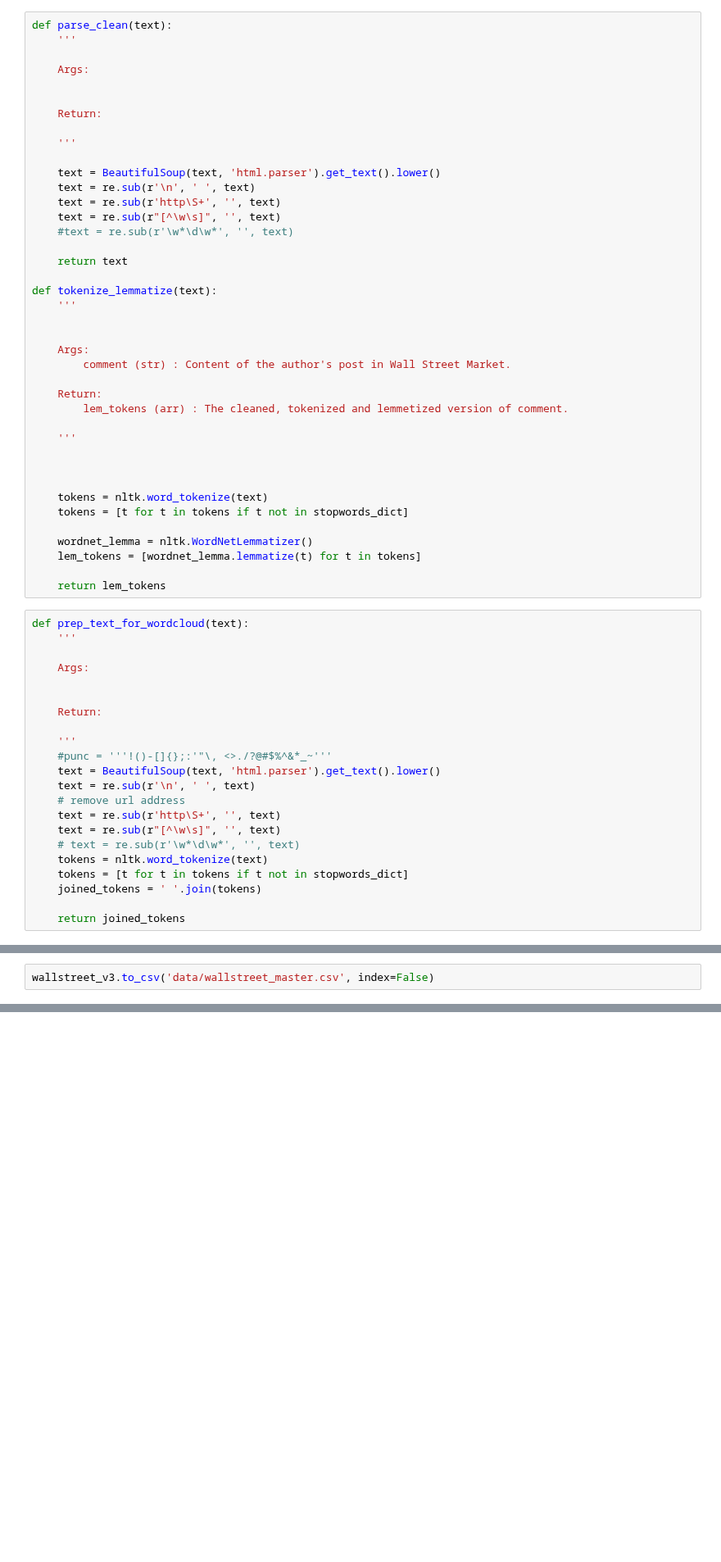
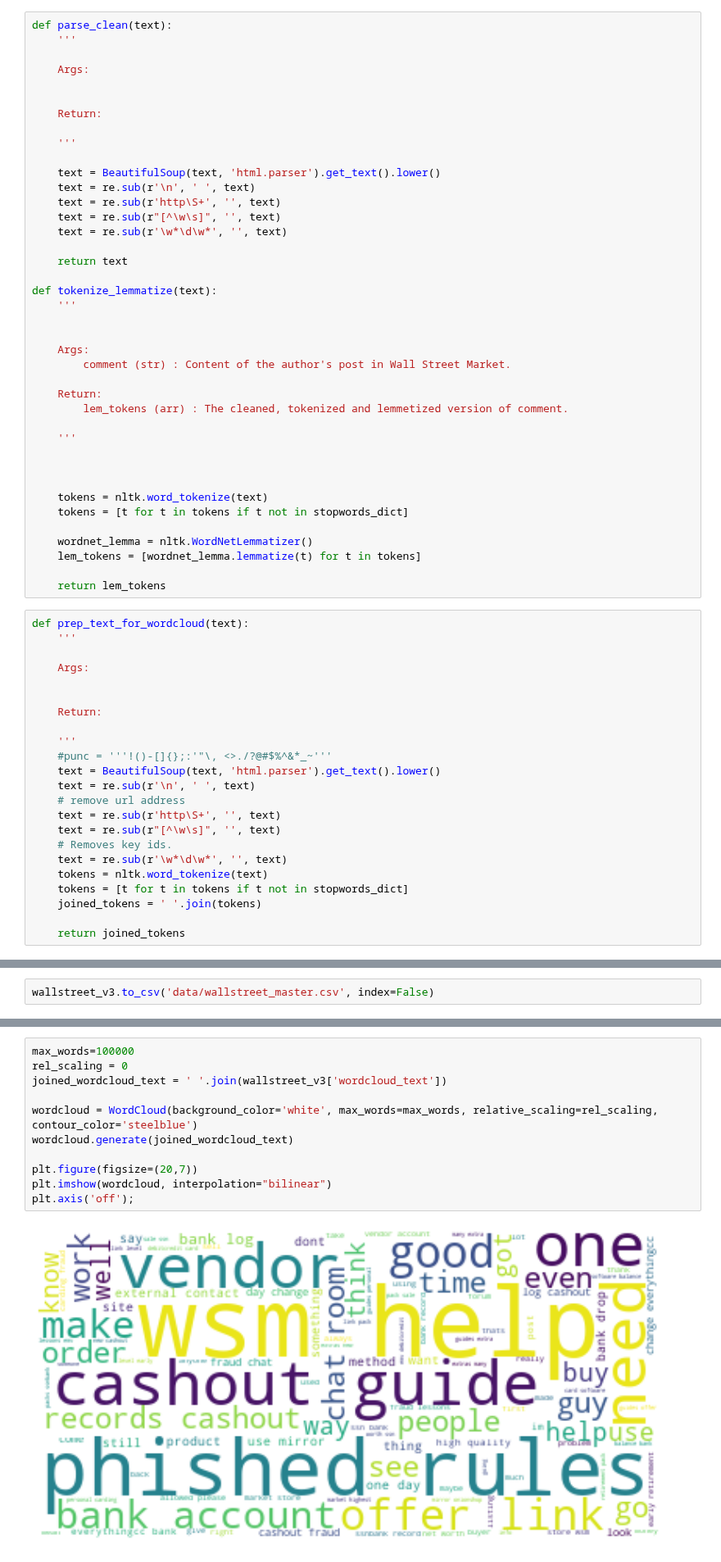
Before and after one commit to Morgan-Sell/darknet-economics, a Jupyter notebook: wallstreet_feat_eng_eda.ipynb, the cells around one changed output, grey strips where cells are left out. Shown at 82% size. Saved outputs shown, nothing was run; the diff lists cells and outputs as text; blank space fills up the shorter version.

```diff
--- a/wallstreet_feat_eng_eda.ipynb
+++ b/wallstreet_feat_eng_eda.ipynb
@@ -183,7 +183,7 @@ def parse_clean(text):
     text = re.sub(r'\n', ' ', text)
     text = re.sub(r'http\S+', '', text)
     text = re.sub(r"[^\w\s]", '', text)
-    #text = re.sub(r'\w*\d\w*', '', text)
+    text = re.sub(r'\w*\d\w*', '', text)
 
     return text
 
@@ -224,7 +224,8 @@ def prep_text_for_wordcloud(text):
     # remove url address
     text = re.sub(r'http\S+', '', text)
     text = re.sub(r"[^\w\s]", '', text)
-    # text = re.sub(r'\w*\d\w*', '', text)
+    # Removes key ids.
+    text = re.sub(r'\w*\d\w*', '', text)
     tokens = nltk.word_tokenize(text)
     tokens = [t for t in tokens if t not in stopwords_dict]
     joined_tokens = ' '.join(tokens)
@@ -318,0 +305,13 @@ Length: 110282, dtype: int64
+# %%
+max_words=100000
+rel_scaling = 0
+joined_wordcloud_text = ' '.join(wallstreet_v3['wordcloud_text'])
+
+wordcloud = WordCloud(background_color='white', max_words=max_words, relative_scaling=rel_scaling, contour_color='steelblue')
+wordcloud.generate(joined_wordcloud_text)
+
+plt.figure(figsize=(20,7))
+plt.imshow(wordcloud, interpolation="bilinear")
+plt.axis('off');
+# %% [output]
+[figure, added]
```
Also changed, not shown: parts of 1 cell of this notebook, 2 other files.
